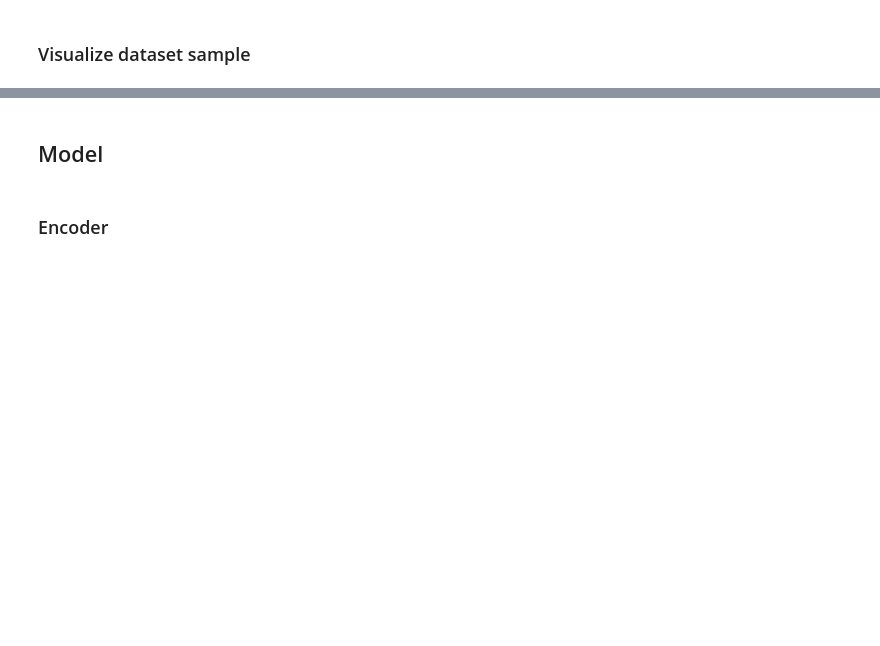
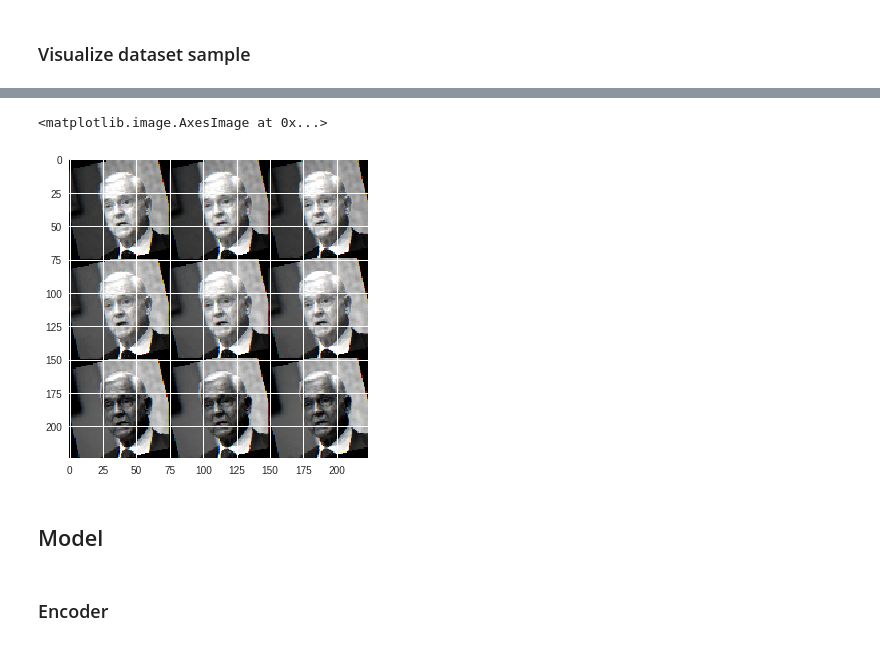
Before and after one commit to betogaona7/hairstyle, a Jupyter notebook: HS-Segment-Technique/FCN_CRF.ipynb, the cells around one changed output, grey strips where cells are left out. Saved outputs shown, nothing was run; the diff lists cells and outputs as text; code cells hidden in the pictures; blank space fills up the shorter version.

```diff
--- a/HS-Segment-Technique/FCN_CRF.ipynb
+++ b/HS-Segment-Technique/FCN_CRF.ipynb
@@ -129,3 +330,8 @@ torch.Size([2, 3, 500, 500]) torch.Size([2, 3, 500, 500]) torch.Size([2, 500, 50
+# %%
+plt.imshow(image[4].reshape(224, 224, 3))
+# %% [output]
+<matplotlib.image.AxesImage at 0x...>
+[figure, added]
 # %% [markdown]
 ## Model
 # %% [markdown]
```
Also changed, not shown: parts of 29 cells of this notebook.
